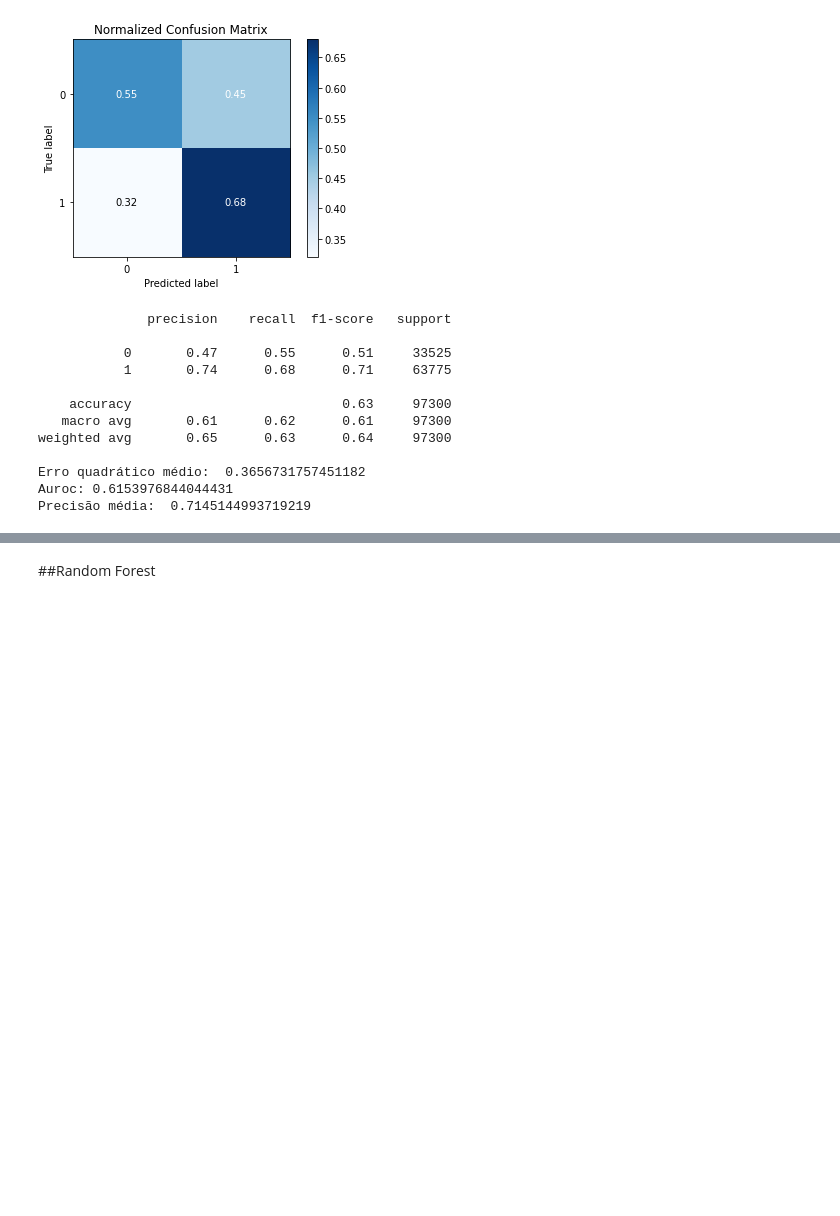
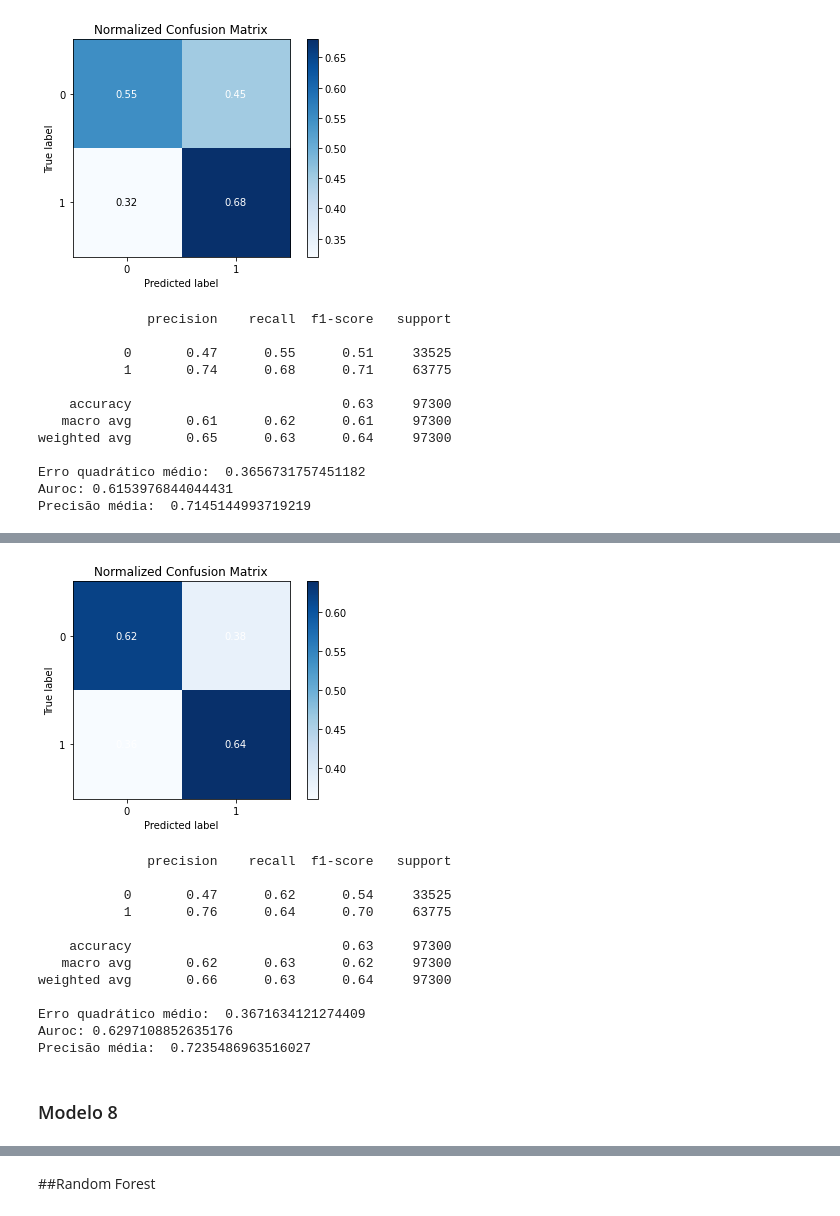
Before and after one commit to LucasThierry/Neural-Networks-21.1, a Jupyter notebook: Projeto.ipynb, the cells around one changed output, grey strips where cells are left out. Cells and saved outputs as stored; diff of their text form; code cells hidden in the pictures; blank space fills up the shorter version.

```diff
--- a/Projeto.ipynb
+++ b/Projeto.ipynb
@@ -262,0 +498,10 @@ Precisão média:  0.7145144993719219
+# %%
+mlp_classifier7 = Sequential()
+mlp_classifier7.add(Dense(245, activation=layers.ReLU(), input_dim=input_dim))
+mlp_classifier7.add(Dense(120, activation='sigmoid'))
+mlp_classifier7.add(Dense(60, activation='sigmoid'))
+mlp_classifier7.add(Dense(30, activation='sigmoid'))
+mlp_classifier7.add(Dense(2, activation='sigmoid'))
+mlp_classifier7.compile(optimizer=optimizers.Adam(learning_rate=0.01), loss='mean_squared_error')
+mlp_history = mlp_classifier7.fit(x_train, y_train, batch_size=64, epochs=10000,
+                         callbacks=[EarlyStopping(patience=10)], validation_data=(x_validate, y_validate))
@@ -262,0 +526,20 @@ Precisão média:  0.7145144993719219
+# %%
+mlp_y_pred_scores = mlp_classifier7.predict(x_test)
+y_pred_mlp = pred_scores_transf(mlp_y_pred_scores)
+my_metrics(y_test,y_pred_mlp)
+# %% [output]
+[figure, added]
+              precision    recall  f1-score   support
+
+           0       0.47      0.62      0.54     33525
+           1       0.76      0.64      0.70     63775
+
+    accuracy                           0.63     97300
+   macro avg       0.62      0.63      0.62     97300
+weighted avg       0.66      0.63      0.64     97300
+
+Erro quadrático médio:  0.3671634121274409
+Auroc: 0.6297108852635176
+Precisão média:  0.7235486963516027
+# %% [markdown]
+### Modelo 8
```
Also changed, not shown: parts of 39 cells of this notebook.
